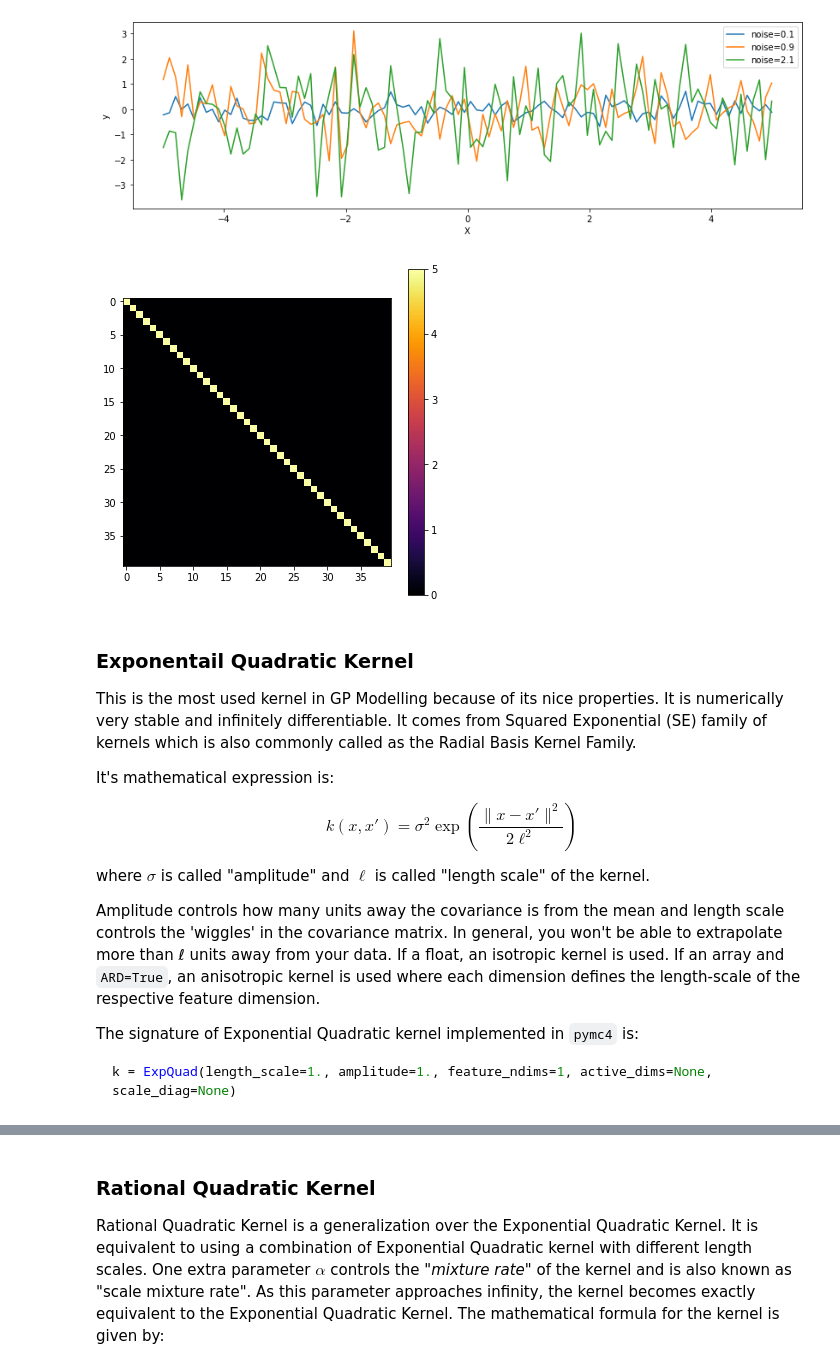
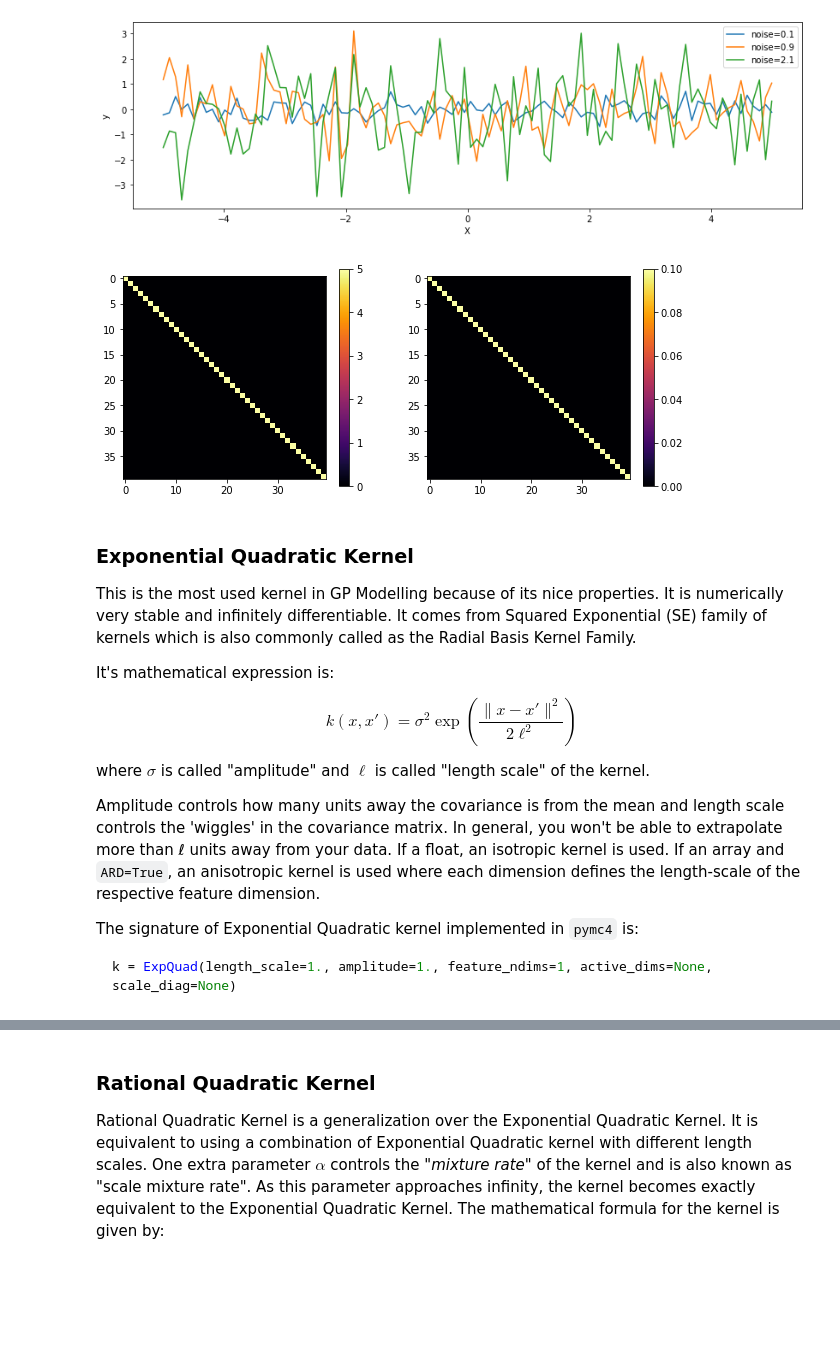
Before and after one commit to pymc-devs/pymc4, a Jupyter notebook: notebooks/GP-Kernels.ipynb, the cells around one changed output, grey strips where cells are left out. Saved outputs shown, nothing was run; the diff lists cells and outputs as text; code cells hidden in the pictures; blank space fills up the shorter version.

```diff
--- a/notebooks/GP-Kernels.ipynb
+++ b/notebooks/GP-Kernels.ipynb
@@ -299,18 +323,22 @@ plt.show()
 # %%
 x1, x2 = np.meshgrid(np.linspace(-1, 1, 10), np.linspace(-1, 1, 4))
 X2 = np.concatenate((x1.reshape(40, 1), x2.reshape(40, 1)), axis=1)
 
-noise = 5.0
+noise = [5.0, 0.1]
 k = WhiteNoise(noise=noise, ARD=False)
 
 cov = k(X2, X2)
-plt.figure(figsize=(6, 6))
-m = plt.imshow(cov, cmap="inferno", interpolation="none")
-plt.colorbar(m);
+plt.figure(figsize=(10, 4))
+plt.subplot(121)
+m = plt.imshow(cov[0], cmap="inferno", interpolation="none")
+plt.colorbar(m)
+plt.subplot(122)
+n = plt.imshow(cov[1], cmap="inferno", interpolation="none")
+plt.colorbar(n);
 # %% [output]
-[figure, old version]
+[figure, new version]
 # %% [markdown]
-### Exponentail Quadratic Kernel
+### Exponential Quadratic Kernel
 
 This is the most used kernel in GP Modelling because of its nice properties. It is numerically very stable and infinitely differentiable. It comes from Squared Exponential (SE) family of kernels which is also commonly called as the Radial Basis Kernel Family.
 
```
Also changed, not shown: parts of 71 cells of this notebook.
